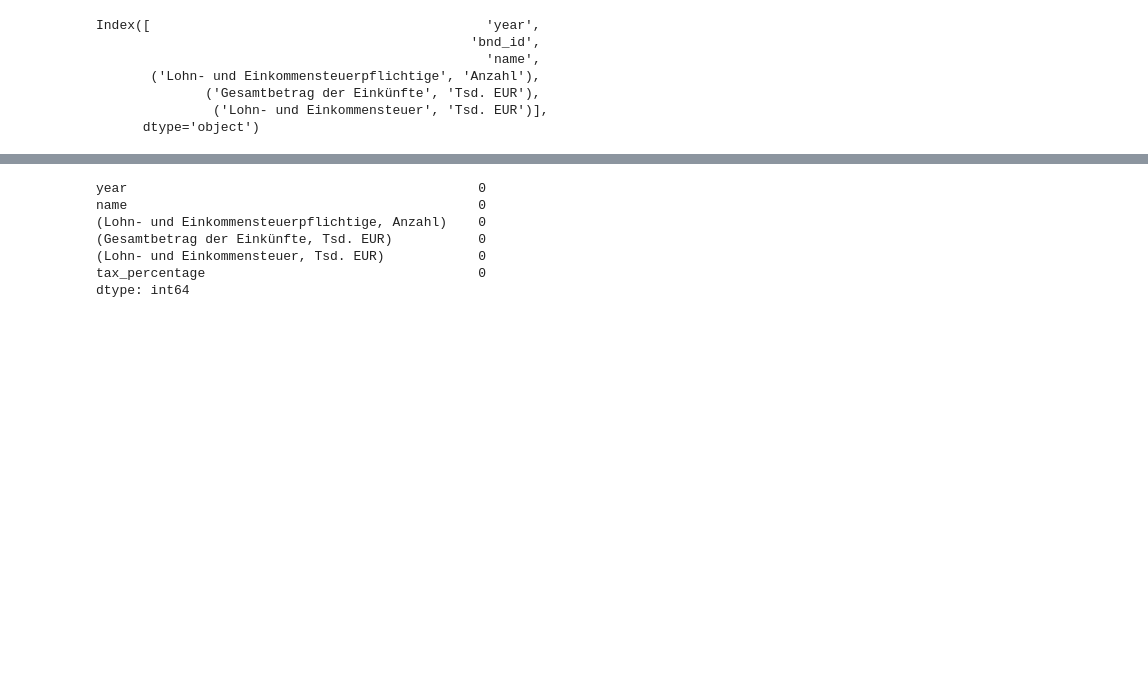
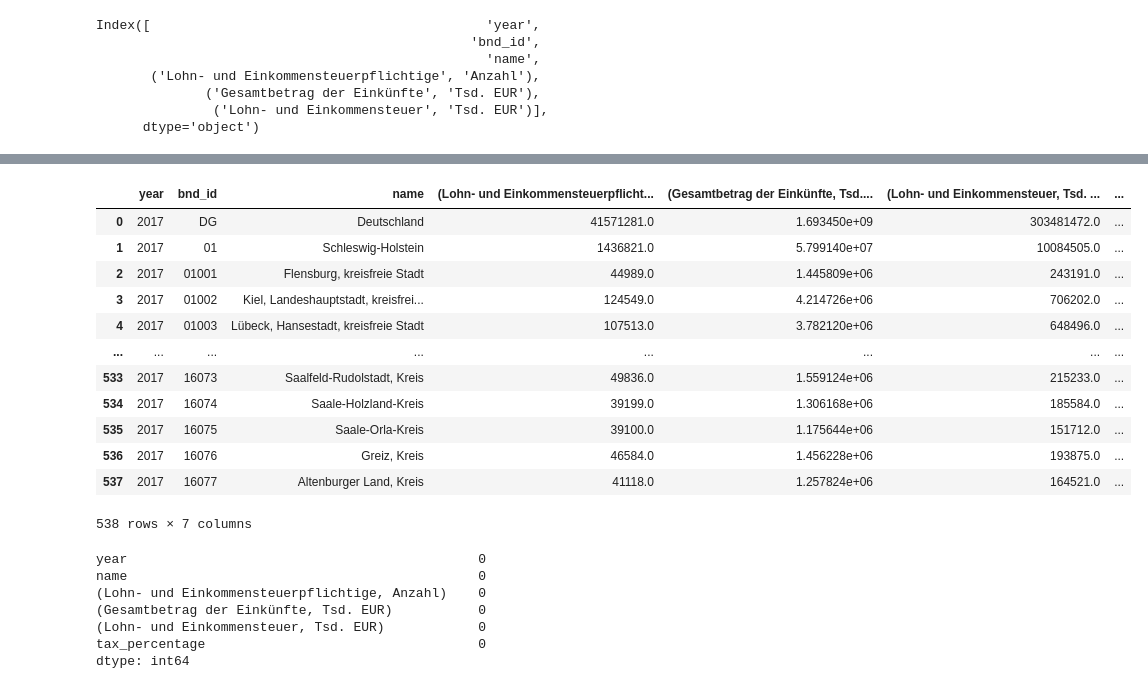
Before and after one commit to david-huck/voll-de, a Jupyter notebook: voll_calculation.ipynb, the cells around one changed output, grey strips where cells are left out. Cells and saved outputs as stored; diff of their text form; code cells hidden in the pictures; blank space fills up the shorter version.

```diff
--- a/voll_calculation.ipynb
+++ b/voll_calculation.ipynb
@@ -313,3 +368,19 @@ wage_df['tax_percentage'].hist()
+# %%
+wage_df
+# %% [output]
+|  | year | bnd_id | name | (Lohn- und Einkommensteuerpflicht... | (Gesamtbetrag der Einkünfte, Tsd.... | (Lohn- und Einkommensteuer, Tsd. ... | ... |
+| 0 | 2017 | DG | Deutschland | 41571281.0 | 1.693450e+09 | 303481472.0 | ... |
+| 1 | 2017 | 01 | Schleswig-Holstein | 1436821.0 | 5.799140e+07 | 10084505.0 | ... |
+| 2 | 2017 | 01001 | Flensburg, kreisfreie Stadt | 44989.0 | 1.445809e+06 | 243191.0 | ... |
+| 3 | 2017 | 01002 | Kiel, Landeshauptstadt, kreisfrei... | 124549.0 | 4.214726e+06 | 706202.0 | ... |
+| 4 | 2017 | 01003 | Lübeck, Hansestadt, kreisfreie Stadt | 107513.0 | 3.782120e+06 | 648496.0 | ... |
+| ... | ... | ... | ... | ... | ... | ... | ... |
+| 533 | 2017 | 16073 | Saalfeld-Rudolstadt, Kreis | 49836.0 | 1.559124e+06 | 215233.0 | ... |
+| 534 | 2017 | 16074 | Saale-Holzland-Kreis | 39199.0 | 1.306168e+06 | 185584.0 | ... |
+| 535 | 2017 | 16075 | Saale-Orla-Kreis | 39100.0 | 1.175644e+06 | 151712.0 | ... |
+| 536 | 2017 | 16076 | Greiz, Kreis | 46584.0 | 1.456228e+06 | 193875.0 | ... |
+| 537 | 2017 | 16077 | Altenburger Land, Kreis | 41118.0 | 1.257824e+06 | 164521.0 | ... |
+538 rows × 7 columns
 # %%
 wage_df_nuts3 = wage_df.loc[wage_df["bnd_id"].apply(len) == 5,:]
 # wage_df_nuts3.reset_index(drop=True) geo_df.stat_bnd_amt_id
```
Also changed, not shown: parts of 20 cells of this notebook.
